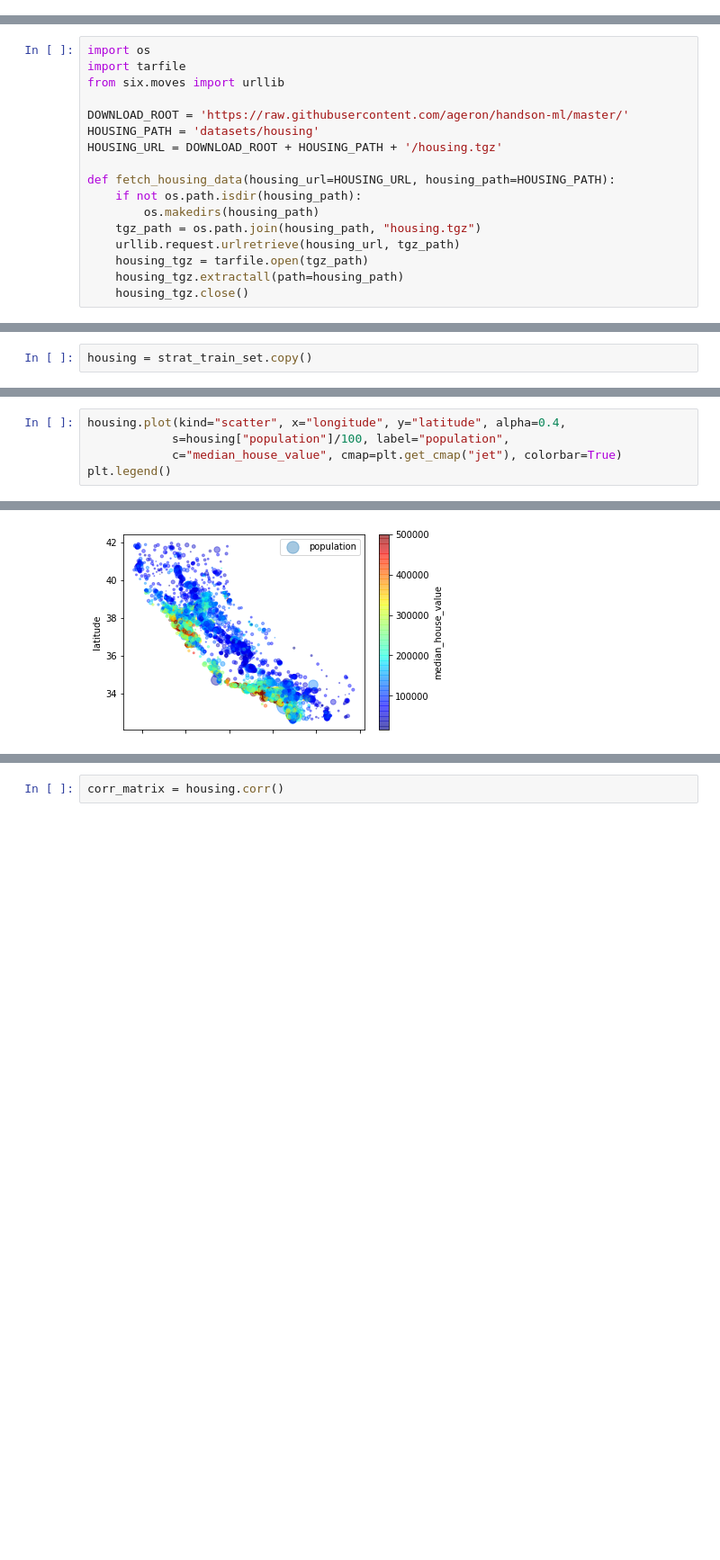
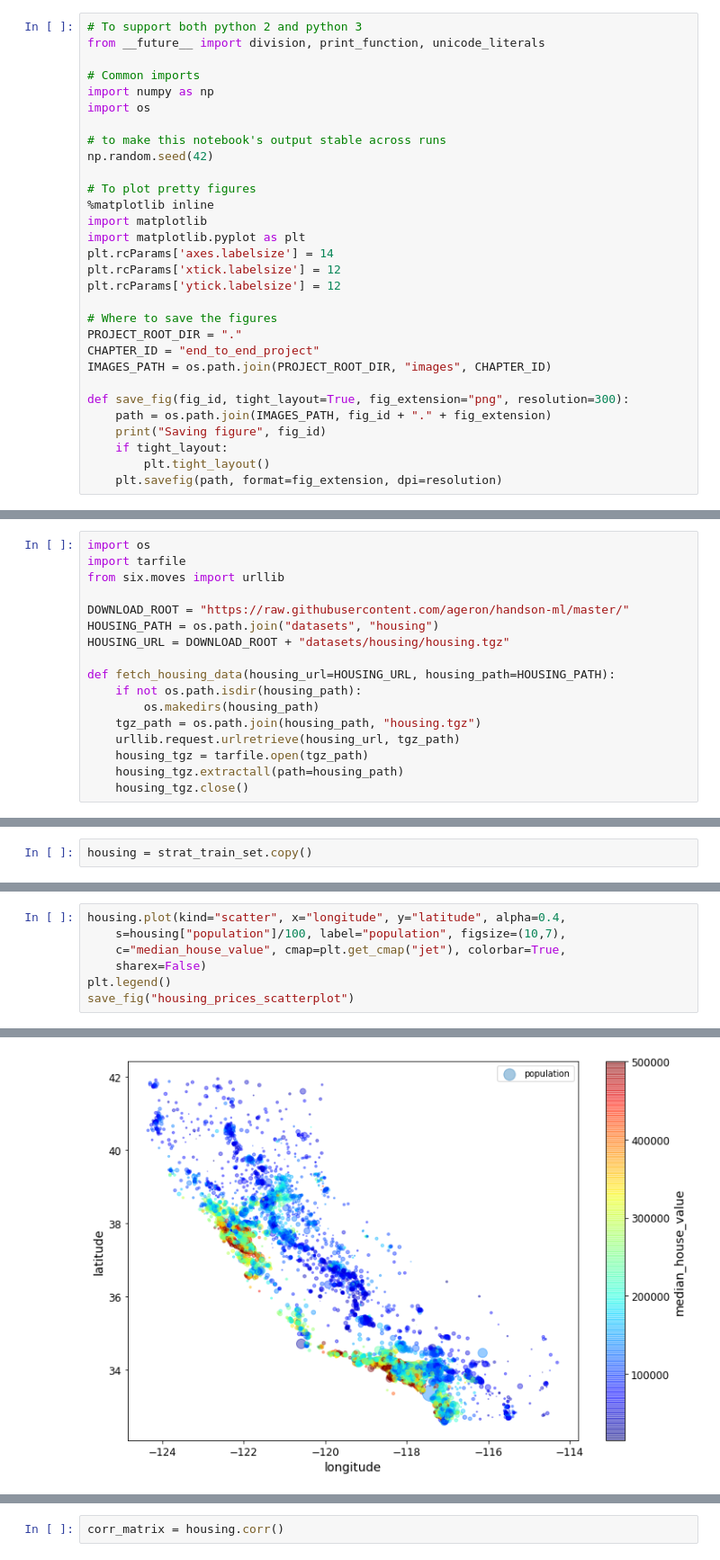
Before and after one commit to mscienski/ScikitLearn-Tensorflow, a Jupyter notebook: Housing.ipynb, the cells around one changed output, grey strips where cells are left out. Shown at 90% size. Drawn from its saved outputs; the diff is of its cells as text; blank space fills up the shorter version.

```diff
--- a/Housing.ipynb
+++ b/Housing.ipynb
@@ -4,0 +13,30 @@ Hello World
+# %%
+# To support both python 2 and python 3
+from __future__ import division, print_function, unicode_literals
+
+# Common imports
+import numpy as np
+import os
+
+# to make this notebook's output stable across runs
+np.random.seed(42)
+
+# To plot pretty figures
+%matplotlib inline
+import matplotlib
+import matplotlib.pyplot as plt
+plt.rcParams['axes.labelsize'] = 14
+plt.rcParams['xtick.labelsize'] = 12
+plt.rcParams['ytick.labelsize'] = 12
+
+# Where to save the figures
+PROJECT_ROOT_DIR = "."
+CHAPTER_ID = "end_to_end_project"
+IMAGES_PATH = os.path.join(PROJECT_ROOT_DIR, "images", CHAPTER_ID)
+
+def save_fig(fig_id, tight_layout=True, fig_extension="png", resolution=300):
+    path = os.path.join(IMAGES_PATH, fig_id + "." + fig_extension)
+    print("Saving figure", fig_id)
+    if tight_layout:
+        plt.tight_layout()
+    plt.savefig(path, format=fig_extension, dpi=resolution)
@@ -7,9 +47,9 @@ import os
 import tarfile
 from six.moves import urllib
 
-DOWNLOAD_ROOT = 'https://raw.githubusercontent.com/ageron/handson-ml/master/'
-HOUSING_PATH = 'datasets/housing'
-HOUSING_URL = DOWNLOAD_ROOT + HOUSING_PATH + '/housing.tgz'
+DOWNLOAD_ROOT = "https://raw.githubusercontent.com/ageron/handson-ml/master/"
+HOUSING_PATH = os.path.join("datasets", "housing")
+HOUSING_URL = DOWNLOAD_ROOT + "datasets/housing/housing.tgz"
 
 def fetch_housing_data(housing_url=HOUSING_URL, housing_path=HOUSING_PATH):
     if not os.path.isdir(housing_path):
@@ -166,6 +280,8 @@ housing.plot(kind="scatter", x="longitude", y="latitude", alpha=0.1)
 # %%
 housing.plot(kind="scatter", x="longitude", y="latitude", alpha=0.4,
-            s=housing["population"]/100, label="population",
-            c="median_house_value", cmap=plt.get_cmap("jet"), colorbar=True)
+    s=housing["population"]/100, label="population", figsize=(10,7),
+    c="median_house_value", cmap=plt.get_cmap("jet"), colorbar=True,
+    sharex=False)
 plt.legend()
+save_fig("housing_prices_scatterplot")
 # %% [output]
@@ -173 +289 @@ plt.legend()
-[figure, old version]
+[figure, new version]
```
Also changed, not shown: parts of 203 cells of this notebook, 1 other file.
